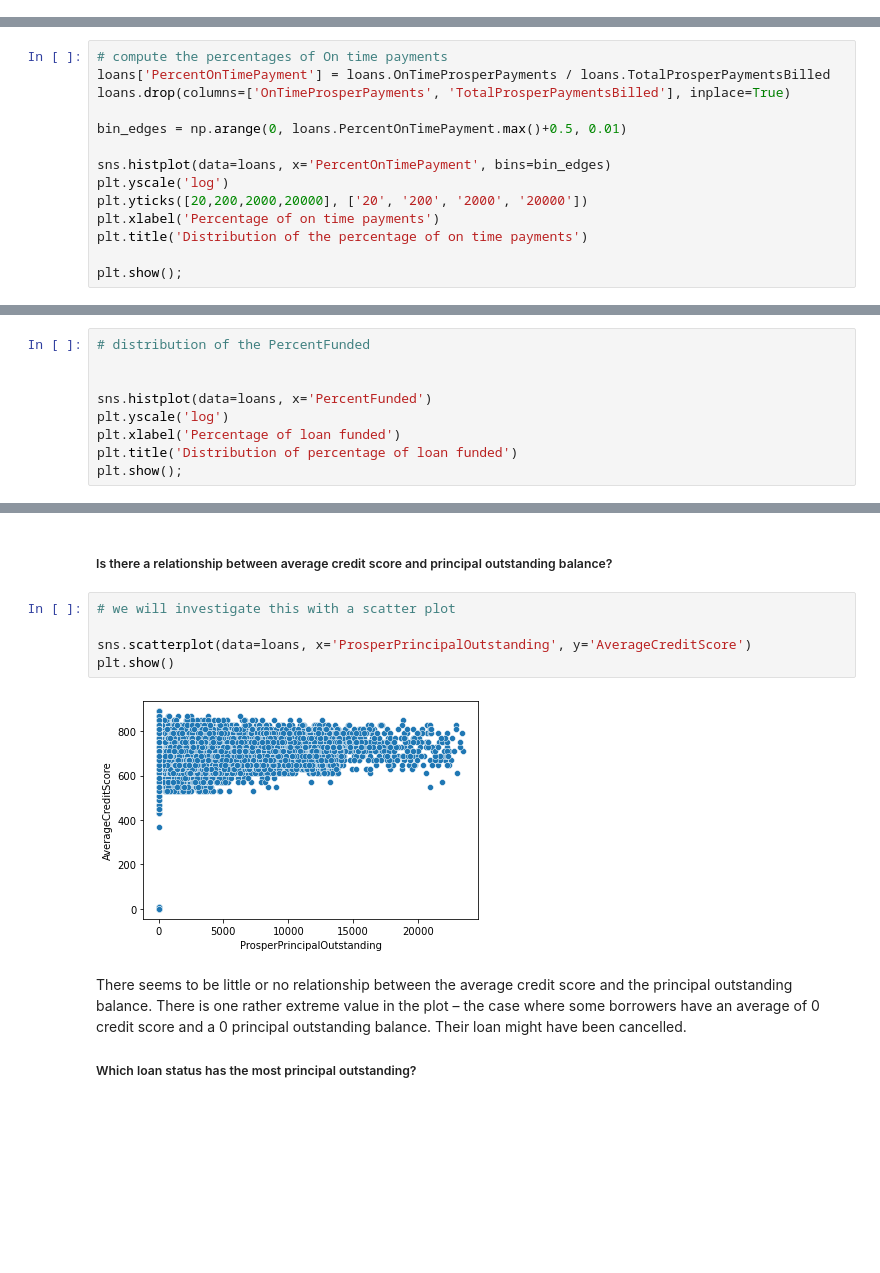
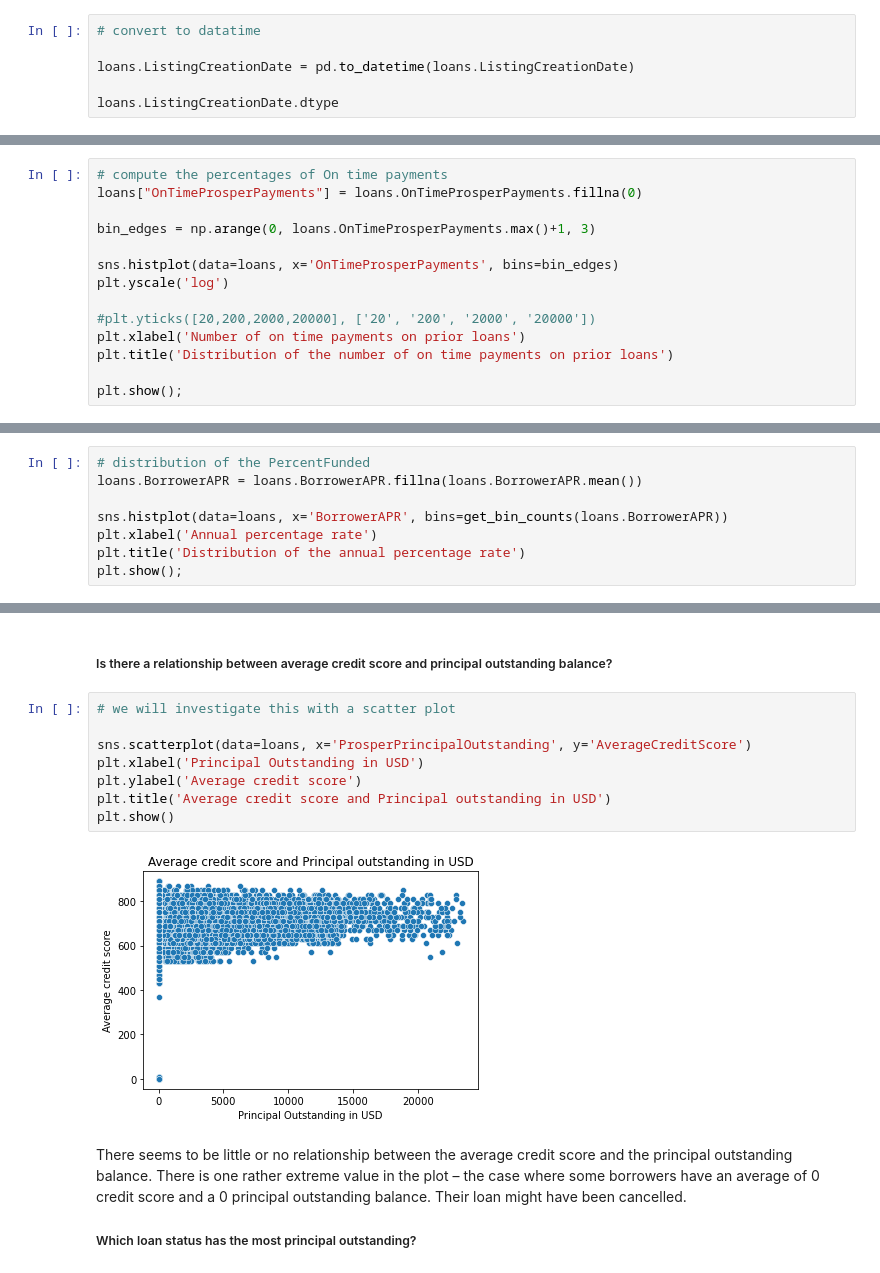
Before and after one commit to cnikoro/prosper_loan_eda, a Jupyter notebook: Part_I_exploration_template.ipynb, the cells around one changed output, grey strips where cells are left out. Cells and saved outputs as stored; diff of their text form; blank space fills up the shorter version.

```diff
--- a/Part_I_exploration_template.ipynb
+++ b/Part_I_exploration_template.ipynb
@@ -243,3 +147,9 @@ category = ['Cancelled', 'Current', 'FinalPaymentInProgress', 'Completed',
 
 category = pd.api.types.CategoricalDtype(categories=category, ordered=True)
 loans.LoanStatus = loans.LoanStatus.astype(category)
+# %%
+# convert to datatime
+
+loans.ListingCreationDate = pd.to_datetime(loans.ListingCreationDate)
+
+loans.ListingCreationDate.dtype
@@ -459,15 +371,15 @@ The `OnTimeProsperPayments` and `TotalProsperPaymentsBilled` variables both have
 # %%
 # compute the percentages of On time payments
-loans['PercentOnTimePayment'] = loans.OnTimeProsperPayments / loans.TotalProsperPaymentsBilled
-loans.drop(columns=['OnTimeProsperPayments', 'TotalProsperPaymentsBilled'], inplace=True)
+loans["OnTimeProsperPayments"] = loans.OnTimeProsperPayments.fillna(0)
 
-bin_edges = np.arange(0, loans.PercentOnTimePayment.max()+0.5, 0.01)
+bin_edges = np.arange(0, loans.OnTimeProsperPayments.max()+1, 3)
 
-sns.histplot(data=loans, x='PercentOnTimePayment', bins=bin_edges)
+sns.histplot(data=loans, x='OnTimeProsperPayments', bins=bin_edges)
 plt.yscale('log')
-plt.yticks([20,200,2000,20000], ['20', '200', '2000', '20000'])
-plt.xlabel('Percentage of on time payments')
-plt.title('Distribution of the percentage of on time payments')
+
+#plt.yticks([20,200,2000,20000], ['20', '200', '2000', '20000'])
+plt.xlabel('Number of on time payments on prior loans')
+plt.title('Distribution of the number of on time payments on prior loans')
 
 plt.show();
 # %% [output]
@@ -512,10 +432,9 @@ The distribution is unimodal with a peak between 0 and 700 dollars. The distribu
 # %%
 # distribution of the PercentFunded
+loans.BorrowerAPR = loans.BorrowerAPR.fillna(loans.BorrowerAPR.mean())
 
-
-sns.histplot(data=loans, x='PercentFunded')
-plt.yscale('log')
-plt.xlabel('Percentage of loan funded')
-plt.title('Distribution of percentage of loan funded')
+sns.histplot(data=loans, x='BorrowerAPR', bins=get_bin_counts(loans.BorrowerAPR))
+plt.xlabel('Annual percentage rate')
+plt.title('Distribution of the annual percentage rate')
 plt.show();
 # %% [output]
@@ -547,10 +466,13 @@ fashion in the previous section (univariate exploration).
 # %%
 # we will investigate this with a scatter plot
 
 sns.scatterplot(data=loans, x='ProsperPrincipalOutstanding', y='AverageCreditScore')
+plt.xlabel('Principal Outstanding in USD')
+plt.ylabel('Average credit score')
+plt.title('Average credit score and Principal outstanding in USD')
 plt.show()
 # %% [output]
-[figure, old version]
+[figure, new version]
 # %% [markdown]
 There seems to be little or no relationship between the average credit score and the principal outstanding balance. There is one rather extreme value in the plot – the case where some borrowers have an average of 0 credit score and a 0 principal outstanding balance. Their loan might have been cancelled.
 
```
Also changed, not shown: parts of 48 cells of this notebook.
